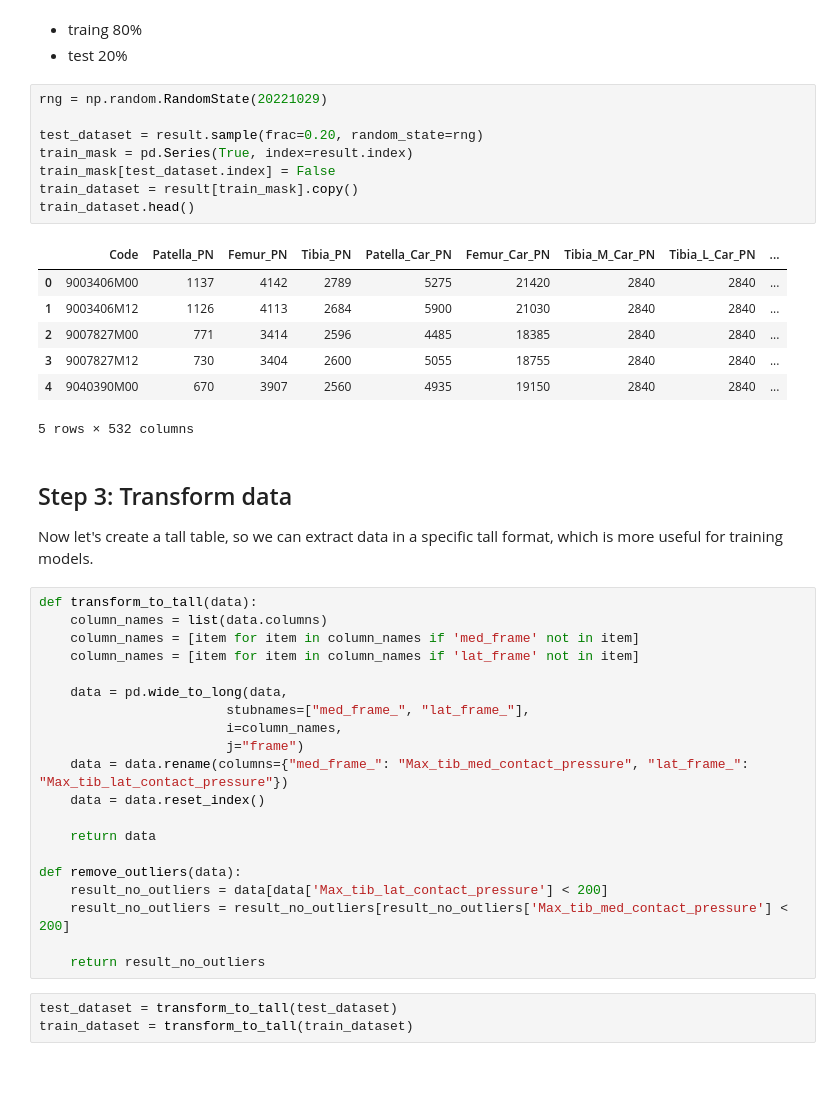
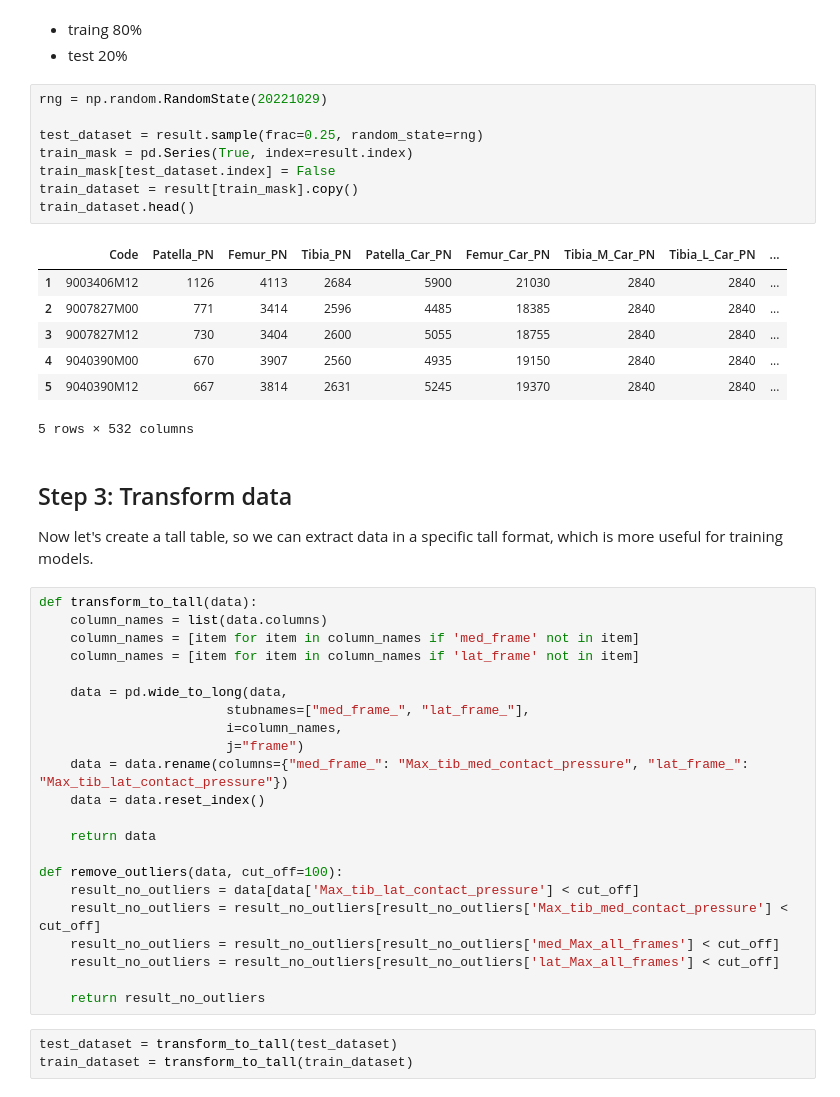
Before and after one commit to cs481-ekh/f22-ai-cbl, a Jupyter notebook: notebooks/data_transformation_and_feature_eval_set3.ipynb, the cells around one changed output. Drawn from its saved outputs; the diff is of its cells as text.

```diff
--- a/notebooks/data_transformation_and_feature_eval_set3.ipynb
+++ b/notebooks/data_transformation_and_feature_eval_set3.ipynb
@@ -42,18 +42,18 @@ result.reset_index()
 # %%
 rng = np.random.RandomState(20221029)
 
-test_dataset = result.sample(frac=0.20, random_state=rng)
+test_dataset = result.sample(frac=0.25, random_state=rng)
 train_mask = pd.Series(True, index=result.index)
 train_mask[test_dataset.index] = False
 train_dataset = result[train_mask].copy()
 train_dataset.head()
 # %% [output]
 |  | Code | Patella_PN | Femur_PN | Tibia_PN | Patella_Car_PN | Femur_Car_PN | Tibia_M_Car_PN | Tibia_L_Car_PN | ... |
-| 0 | 9003406M00 | 1137 | 4142 | 2789 | 5275 | 21420 | 2840 | 2840 | ... |
 | 1 | 9003406M12 | 1126 | 4113 | 2684 | 5900 | 21030 | 2840 | 2840 | ... |
 | 2 | 9007827M00 | 771 | 3414 | 2596 | 4485 | 18385 | 2840 | 2840 | ... |
 | 3 | 9007827M12 | 730 | 3404 | 2600 | 5055 | 18755 | 2840 | 2840 | ... |
 | 4 | 9040390M00 | 670 | 3907 | 2560 | 4935 | 19150 | 2840 | 2840 | ... |
+| 5 | 9040390M12 | 667 | 3814 | 2631 | 5245 | 19370 | 2840 | 2840 | ... |
 5 rows × 532 columns
 # %% [markdown]
 ## Step 3: Transform data
@@ -74,9 +74,11 @@ def transform_to_tall(data):
 
     return data
 
-def remove_outliers(data):
-    result_no_outliers = data[data['Max_tib_lat_contact_pressure'] < 200]
-    result_no_outliers = result_no_outliers[result_no_outliers['Max_tib_med_contact_pressure'] < 200]
+def remove_outliers(data, cut_off=100):
+    result_no_outliers = data[data['Max_tib_lat_contact_pressure'] < cut_off]
+    result_no_outliers = result_no_outliers[result_no_outliers['Max_tib_med_contact_pressure'] < cut_off]
+    result_no_outliers = result_no_outliers[result_no_outliers['med_Max_all_frames'] < cut_off]
+    result_no_outliers = result_no_outliers[result_no_outliers['lat_Max_all_frames'] < cut_off]
 
     return result_no_outliers
 # %%
```
Also changed, not shown: parts of 9 cells of this notebook, 3 other files.
